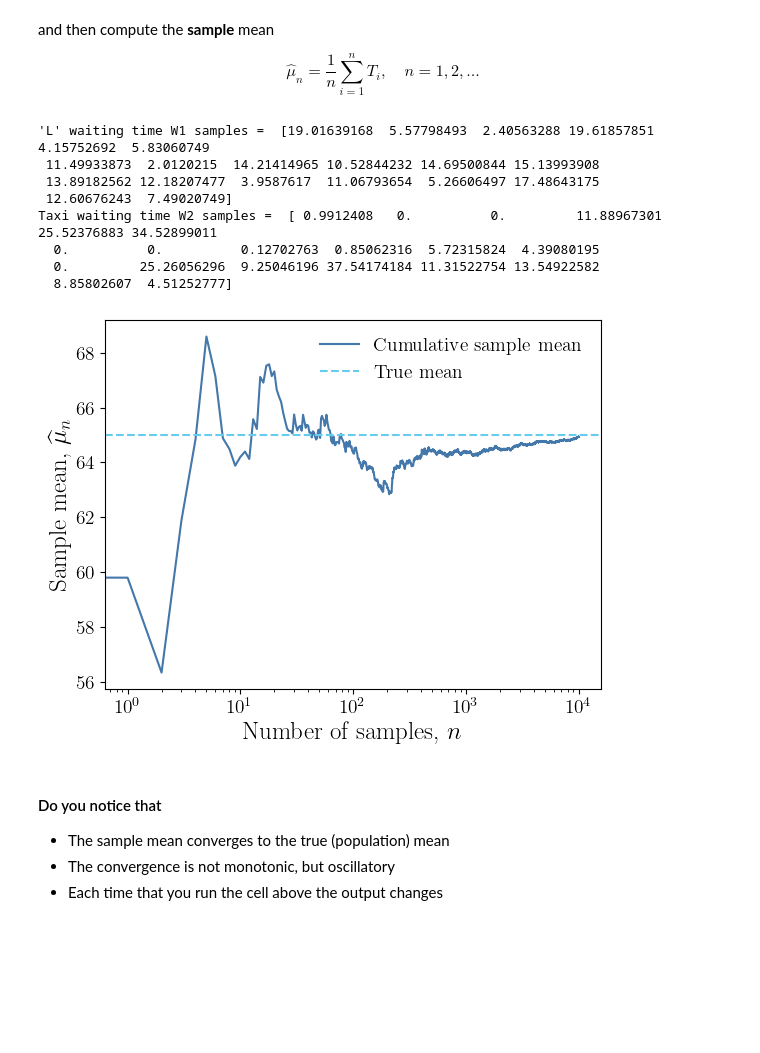
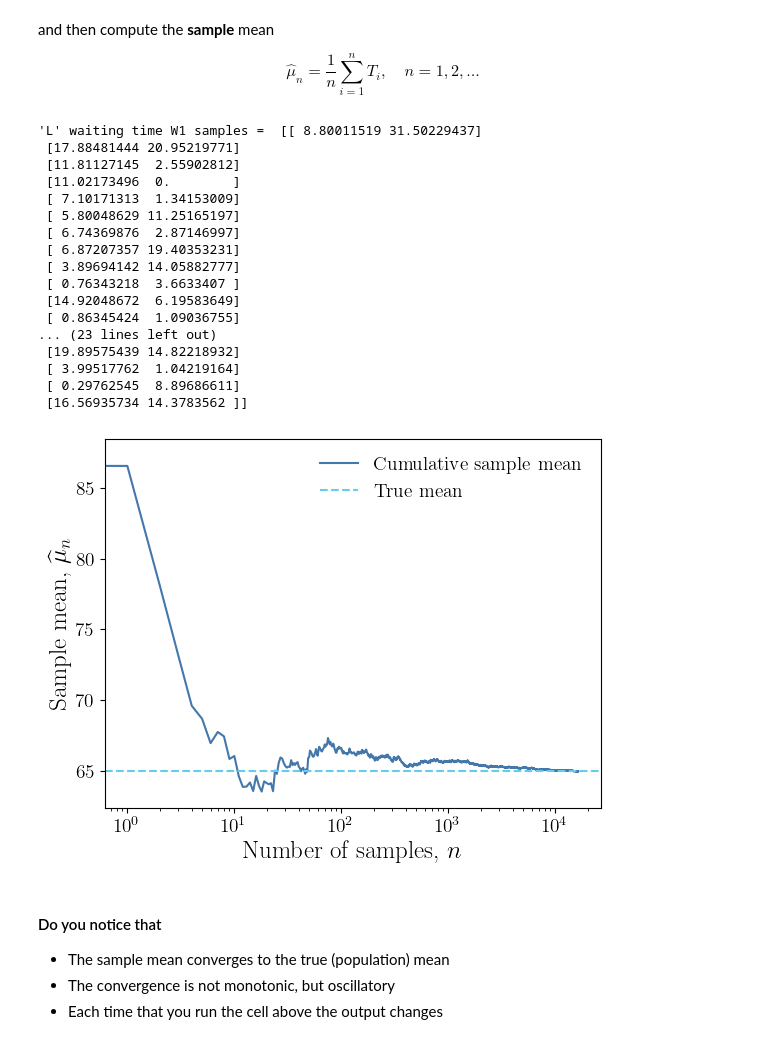
Before and after one commit to fjhickernell/MATH565Fall2026, a Jupyter notebook: notebooks/applications/AreWeThereYet.ipynb, the cells around one changed output. Drawn from its saved outputs; the diff is of its cells as text; code cells hidden in the pictures; blank space fills up the shorter version.

```diff
--- a/notebooks/applications/AreWeThereYet.ipynb
+++ b/notebooks/applications/AreWeThereYet.ipynb
@@ -75,8 +54,7 @@ True
 walk_time = 5  #time to walk to the 'L'  You can experiment by chaning these
 on_L_time = 30  #time on the 'L'
 taxi_time = 12  #time in the taxi
-T0 = walk_time + on_L_time + taxi_time # fixed time
-wait_L_time = 20  #max time until next 'L' train
+max_L_time = 20  #max time until next 'L' train
 taxi_now = 0.2  #probability of taxi now
 taxi_wait_avg = 10  #average time to wait for a taxi if it is not there
 # %% [markdown]
@@ -90,6 +68,6 @@ IIDUniformSampler = qp.IIDStdUniform(dim)
 #Now we tranform it into W = (W_1,W_2) with the desired distributions
 WaitingTimeSampler = \
     qp.ProductMeasure(sampler=IIDUniformSampler,
-                      marginals=[qp.Uniform(qp.DummySampler(1), lower_bound=0.0, upper_bound=wait_L_time), # L wait time
+                      marginals=[qp.Uniform(qp.DummySampler(1), lower_bound=0.0, upper_bound=max_L_time), # L wait time
                                  qp.ZeroInflatedExpUniform(qp.DummySampler(1), p_zero=taxi_now, lam=1/taxi_wait_avg)]  # tax wait time
                      )
@@ -107,8 +89,10 @@ array([[15.85021167,  5.91804033],
 # %% [markdown]
 ### Compute the true (population) mean travel time
 # %%
-true_mean_T = T0 + W1.mean() + W2.mean()  #use the mean properties of the random variables
-                                            #in this case the answer is simple
+T0 = walk_time + on_L_time + taxi_time # fixed time that is not random
+W1_mean = max_L_time/2
+W2_mean = (1 - taxi_now)*taxi_wait_avg
+true_mean_T = T0 + W1_mean + W2_mean
 print(f"Mean travel time = \u03bc ={true_mean_T : .1f}")
 # %% [output]
 Mean travel time = μ = 65.0
@@ -139,30 +123,38 @@ $$
 \widehat{{\mu}}_n = \frac 1n \sum_{{i=1}}^n T_i,\quad n=1,2,\ldots
 $$
 # %%
-n_max = 10**4  #sample size
+n_max = 2**14  #sample size
 nrange = np.arange(1, n_max+1)
-W1_samples =  W1.rvs(size=n_max)  #generate samples of waiting times for the 'L'
-W2_samples =  W2.rvs(size=n_max)  #generate samples of waiting times for the taxi
-print("'L' waiting time W1 samples = ",W1_samples[:20])
-print("Taxi waiting time W2 samples = ",W2_samples[:20])
-T_samples = T0 + W1_samples + W2_samples  #generate samples of total travel time
+Wait_samples=WaitingTimeSampler(n_max)  #generate samples
+print("'L' waiting time W1 samples = ",Wait_samples[0:20])
+print("Taxi waiting time W2 samples = ",Wait_samples[1:20])
+T_samples = T0 + Wait_samples.sum(axis=1)  #generate samples of total travel time
 sample_mean_T = np.cumsum(T_samples) / nrange  #compute the travel time sample means for first 1, 2, ..., n samples
 
 plt.semilogx(sample_mean_T, label="Cumulative sample mean")
 plt.axhline(true_mean_T, color=colors["cyan"], linestyle='--', label="True mean")
 plt.xlabel(r"Number of samples, $n$")
 plt.ylabel(r"Sample mean, $\widehat{\mu}_n$")
 plt.legend();  #add a semi-colon to suppress output saying that there was a plot
 # %% [output]
-'L' waiting time W1 samples =  [19.01639168  5.57798493  2.40563288 19.61857851  4.15752692  5.83060749
- 11.49933873  2.0120215  14.21414965 10.52844232 14.69500844 15.13993908
- 13.89182562 12.18207477  3.9587617  11.06793654  5.26606497 17.48643175
- 12.60676243  7.49020749]
-Taxi waiting time W2 samples =  [ 0.9912408   0.          0.         11.88967301 25.52376883 34.52899011
-  0.          0.          0.12702763  0.85062316  5.72315824  4.39080195
-  0.         25.26056296  9.25046196 37.54174184 11.31522754 13.54922582
-  8.85802607  4.51252777]
+'L' waiting time W1 samples =  [[ 8.80011519 31.50229437]
+ [17.88481444 20.95219771]
+ [11.81127145  2.55902812]
+ [11.02173496  0.        ]
+ [ 7.10171313  1.34153009]
+ [ 5.80048629 11.25165197]
+ [ 6.74369876  2.87146997]
+ [ 6.87207357 19.40353231]
+ [ 3.89694142 14.05882777]
+ [ 0.76343218  3.6633407 ]
+ [14.92048672  6.19583649]
+ [ 0.86345424  1.09036755]
+... (23 lines left out)
+ [19.89575439 14.82218932]
+ [ 3.99517762  1.04219164]
+ [ 0.29762545  8.89686611]
+ [16.56935734 14.3783562 ]]
-[figure, old version]
+[figure, new version]
 # %% [markdown]
 <div class="highlight-note">
 <h4>Do you notice that</h4>
```
Also changed, not shown: parts of 9 cells of this notebook.
